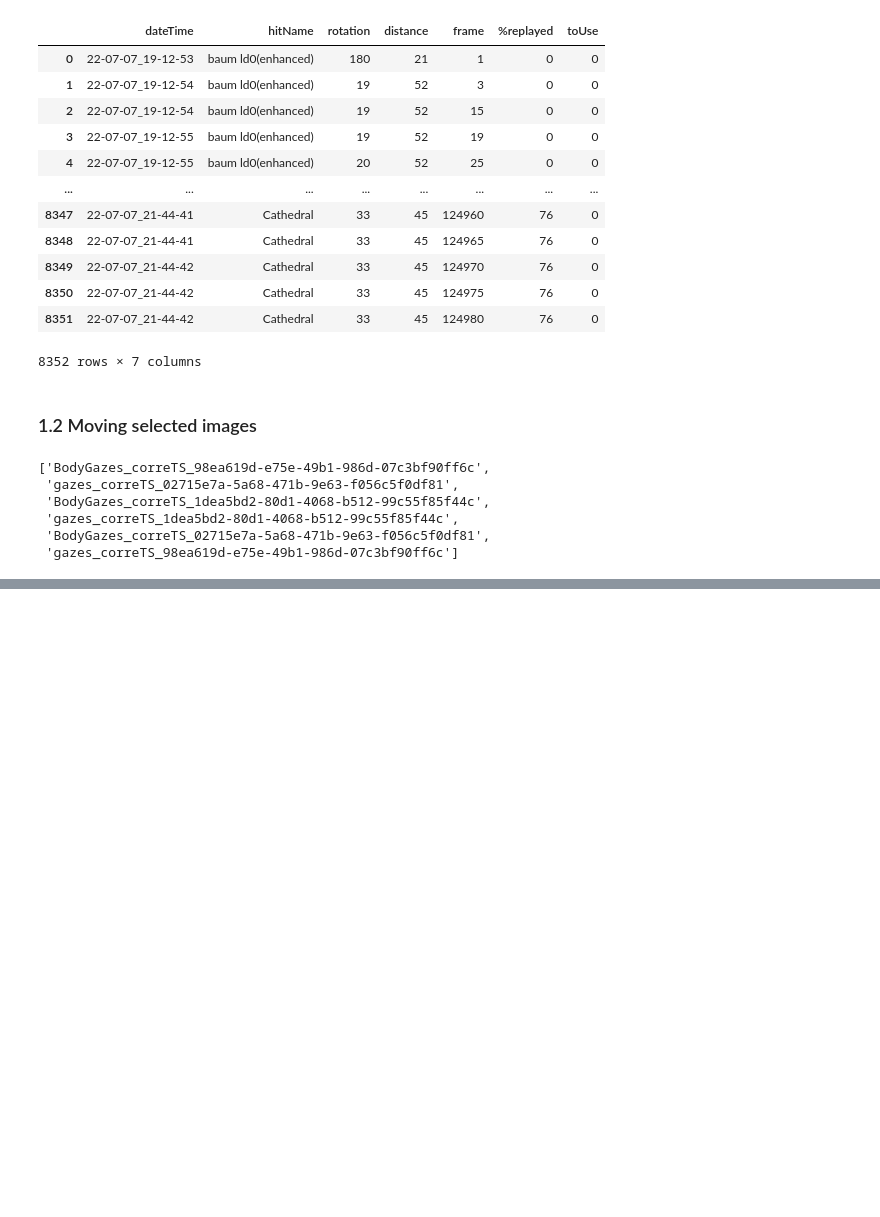
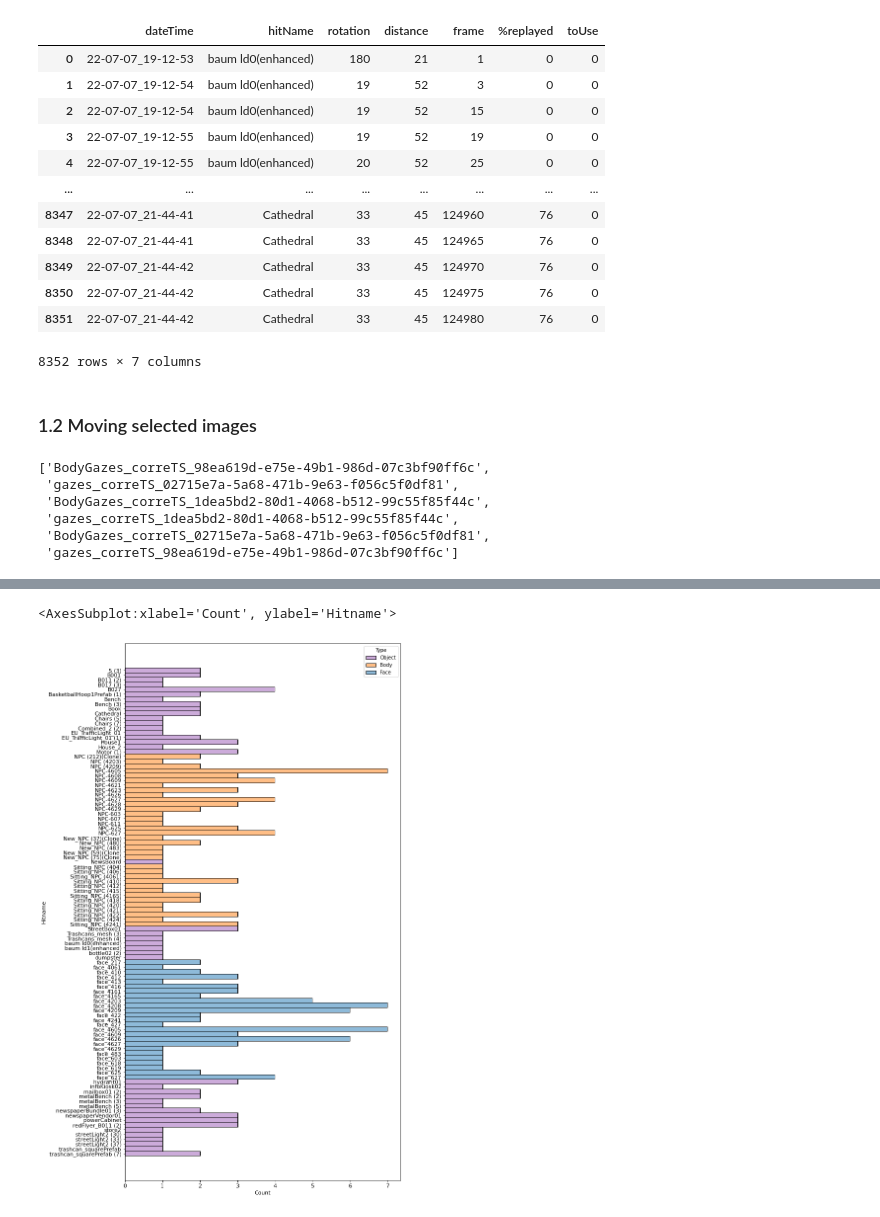
Before and after one commit to JohnMadrid/screenshots_processing, a Jupyter notebook: images_processing.ipynb, the cells around one changed output, grey strips where cells are left out. Saved outputs shown, nothing was run; the diff lists cells and outputs as text; code cells hidden in the pictures; blank space fills up the shorter version.

```diff
--- a/images_processing.ipynb
+++ b/images_processing.ipynb
@@ -150,0 +230,8 @@ Copying FACE img.1600x1000.date.2022-07-12_00-23-26.hitname.face_410.rotation.14
+# %%
+fig, ax = plt.subplots(figsize=(10,20))
+plt.rcParams.update({'font.size': 10})
+df.sort_values(['Hitname'], inplace=True)
+sns.histplot(data=df, y=df['Hitname'], hue='Type', palette=colors)
+# %% [output]
+<AxesSubplot:xlabel='Count', ylabel='Hitname'>
+[figure, added]
```
Also changed, not shown: parts of 9 cells of this notebook, 10 other files.
